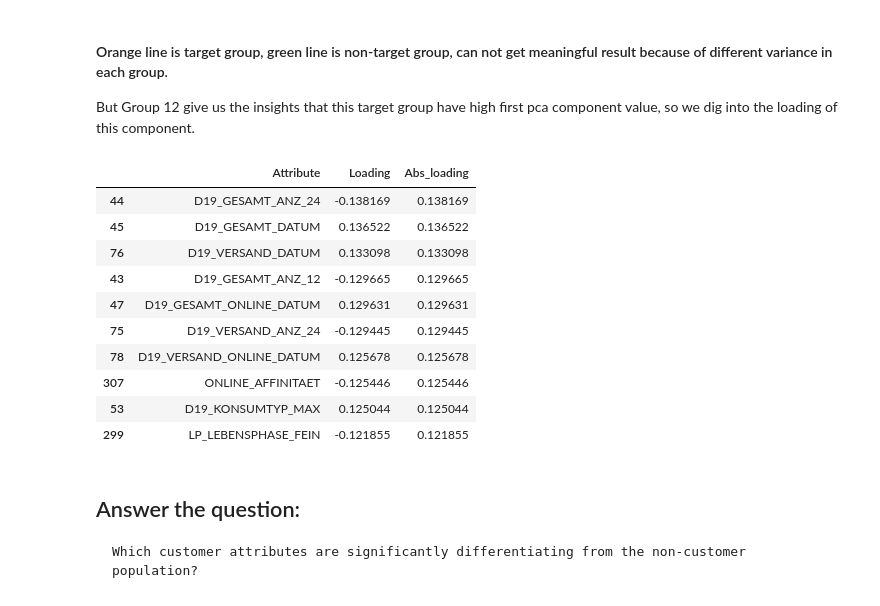
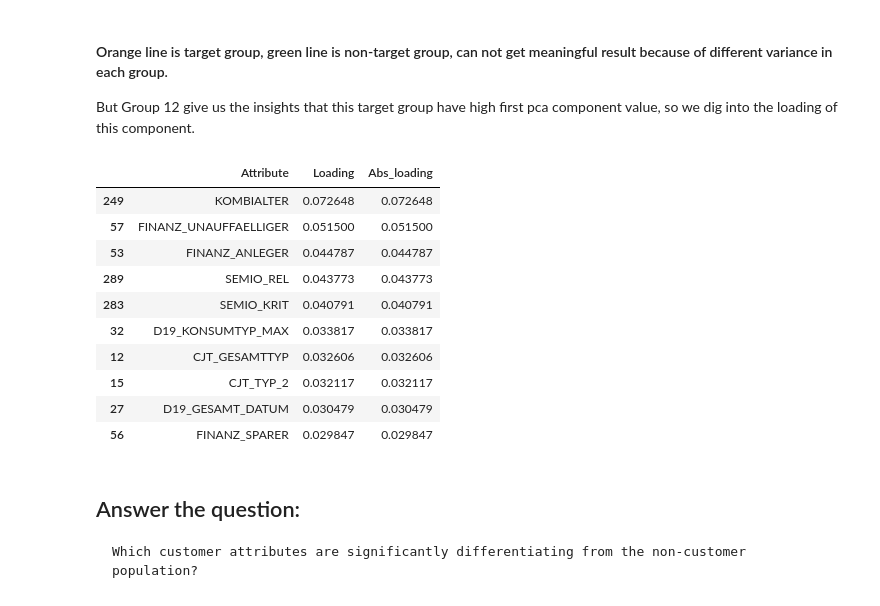
Before and after one commit to jackie-sun7/Udacity-Arvato-Project, a Jupyter notebook: customer_segment.ipynb, the cells around one changed output. Saved outputs shown, nothing was run; the diff lists cells and outputs as text; code cells hidden in the pictures.

```diff
--- a/customer_segment.ipynb
+++ b/customer_segment.ipynb
@@ -49,12 +49,12 @@ X_norm = scaler.fit_transform(X)
 ratio_list = []
 
 # Get explained variance of differenct n component
-for i in range(X_norm.shape[1]):
+for i in range(150):
     pca = PCA(n_components=i+1)
     pca.fit(X_norm)
     explained_variance_ratio_sum = pca.explained_variance_ratio_.sum()
     ratio_list.append(explained_variance_ratio_sum)
-    #print(f'{i+1} components explains {explained_variance_ratio_sum} of variance.')
+    print(f'{i+1} components explains {explained_variance_ratio_sum} of variance.')
 
 file = open("src/pca_explain_variance.plk", "wb")
 pickle.dump(ratio_list, file)
@@ -212,24 +244,24 @@ for group_number in [14, 16]:
 But Group 12 give us the insights that this target group have high first pca component value, so we  dig into the loading of this component.
 # %%
 # Find the loading in the group
-component_number = 1
+component_number = 0
 pd.DataFrame({
     'Attribute': [col for col in df.columns if col not in ['LNR', 'y' ]],
     'Loading': pca.components_.T[:, component_number],
     'Abs_loading': abs(pca.components_.T[:, component_number])
-}).sort_values(by='Abs_loading', ascending=False).head(10)
+}).sort_values(by='Loading', ascending=False).head(10)
 # %% [output]
 |  | Attribute | Loading | Abs_loading |
-| 44 | D19_GESAMT_ANZ_24 | -0.138169 | 0.138169 |
-| 45 | D19_GESAMT_DATUM | 0.136522 | 0.136522 |
-| 76 | D19_VERSAND_DATUM | 0.133098 | 0.133098 |
-| 43 | D19_GESAMT_ANZ_12 | -0.129665 | 0.129665 |
-| 47 | D19_GESAMT_ONLINE_DATUM | 0.129631 | 0.129631 |
-| 75 | D19_VERSAND_ANZ_24 | -0.129445 | 0.129445 |
-| 78 | D19_VERSAND_ONLINE_DATUM | 0.125678 | 0.125678 |
-| 307 | ONLINE_AFFINITAET | -0.125446 | 0.125446 |
-| 53 | D19_KONSUMTYP_MAX | 0.125044 | 0.125044 |
-| 299 | LP_LEBENSPHASE_FEIN | -0.121855 | 0.121855 |
+| 249 | KOMBIALTER | 0.072648 | 0.072648 |
+| 57 | FINANZ_UNAUFFAELLIGER | 0.051500 | 0.051500 |
+| 53 | FINANZ_ANLEGER | 0.044787 | 0.044787 |
+| 289 | SEMIO_REL | 0.043773 | 0.043773 |
+| 283 | SEMIO_KRIT | 0.040791 | 0.040791 |
+| 32 | D19_KONSUMTYP_MAX | 0.033817 | 0.033817 |
+| 12 | CJT_GESAMTTYP | 0.032606 | 0.032606 |
+| 15 | CJT_TYP_2 | 0.032117 | 0.032117 |
+| 27 | D19_GESAMT_DATUM | 0.030479 | 0.030479 |
+| 56 | FINANZ_SPARER | 0.029847 | 0.029847 |
 # %% [markdown]
 ## Answer the question:
     Which customer attributes are significantly differentiating from the non-customer population?
```
Also changed, not shown: parts of 10 cells of this notebook, 21 other files.
